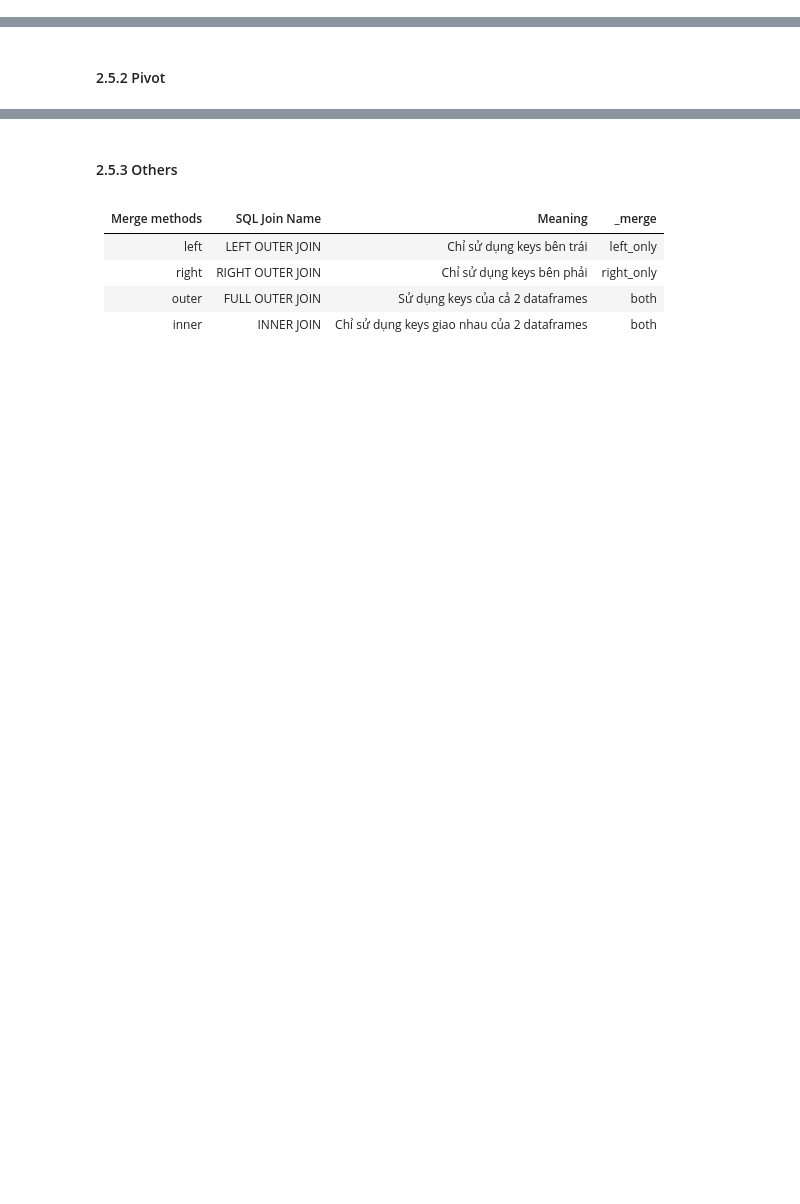
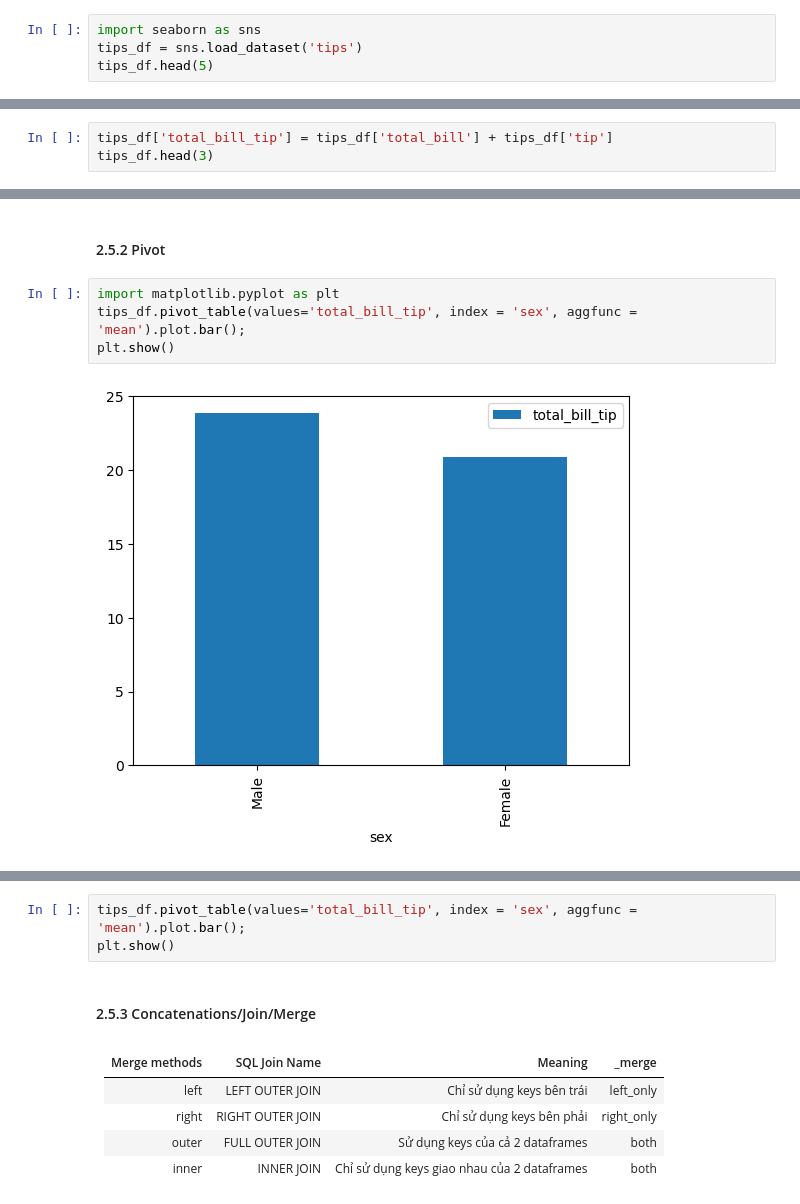
Before and after one commit to honghanhh/mci_python_33a8_l1, a Jupyter notebook: Live Slides/Live Lecture 5/Minhnq_Live_Lecture_05.ipynb, the cells around one changed output, grey strips where cells are left out. Drawn from its saved outputs; the diff is of its cells as text; blank space fills up the shorter version.

```diff
--- a/Live Slides/Live Lecture 5/Minhnq_Live_Lecture_05.ipynb
+++ b/Live Slides/Live Lecture 5/Minhnq_Live_Lecture_05.ipynb
@@ -94,3 +94,7 @@ Chọn tất cả các dòng (slicing):
 Chọn 1 cell:
 - `at`:  `df.at[row_label,col_label]`
 - `iat`: `df.iat[row_index,col_index]`
+# %%
+import seaborn as sns
+tips_df = sns.load_dataset('tips')
+tips_df.head(5)
@@ -106,0 +270,3 @@ Chọn 1 cell:
+# %%
+tips_df['total_bill_tip'] = tips_df['total_bill'] + tips_df['tip']
+tips_df.head(3)
@@ -107,2 +309,8 @@ Chọn 1 cell:
 # %% [markdown]
 #### 2.5.2 Pivot
+# %%
+import matplotlib.pyplot as plt
+tips_df.pivot_table(values='total_bill_tip', index = 'sex', aggfunc = 'mean').plot.bar();
+plt.show()
+# %% [output]
+[figure, added]
@@ -109,5 +318,8 @@ Chọn 1 cell:
+# %%
+tips_df.pivot_table(values='total_bill_tip', index = 'sex', aggfunc = 'mean').plot.bar();
+plt.show()
 # %% [markdown]
-#### 2.5.3 Others
+#### 2.5.3 Concatenations/Join/Merge
 # %% [markdown]
 |Merge methods| SQL Join Name | Meaning| _merge|
 |-|-|-|-|
```
Also changed, not shown: parts of 36 cells of this notebook.
